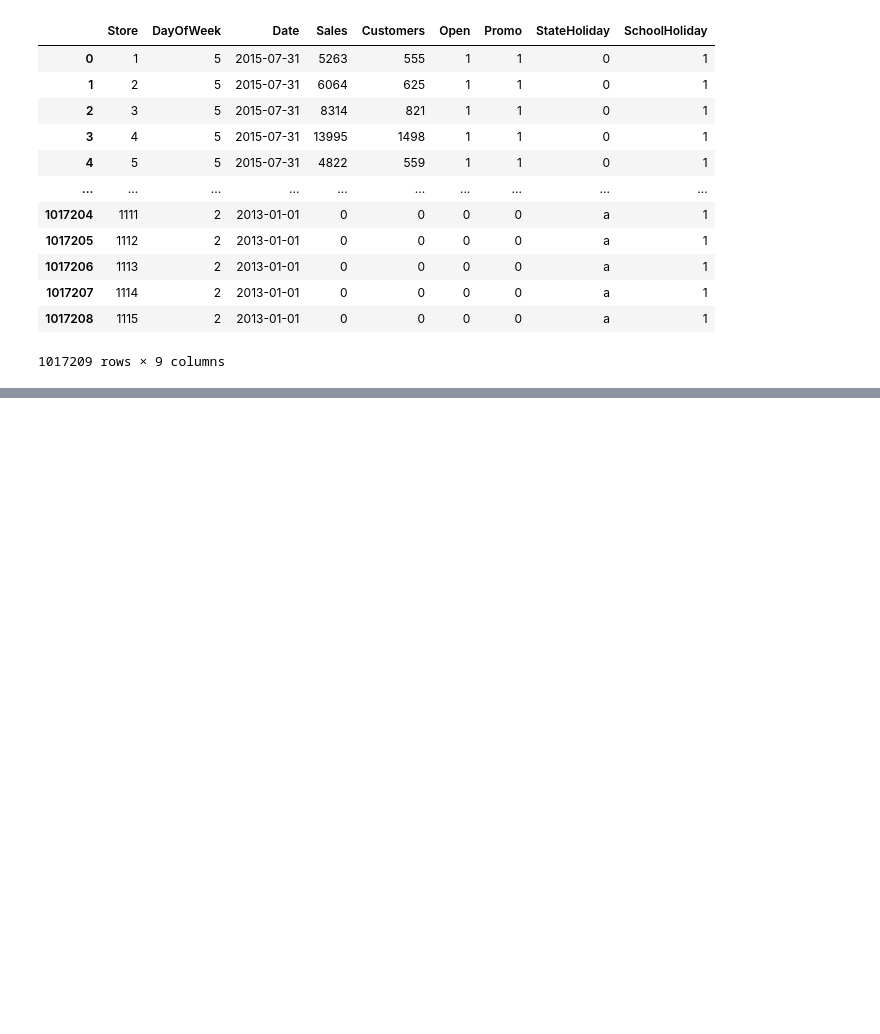
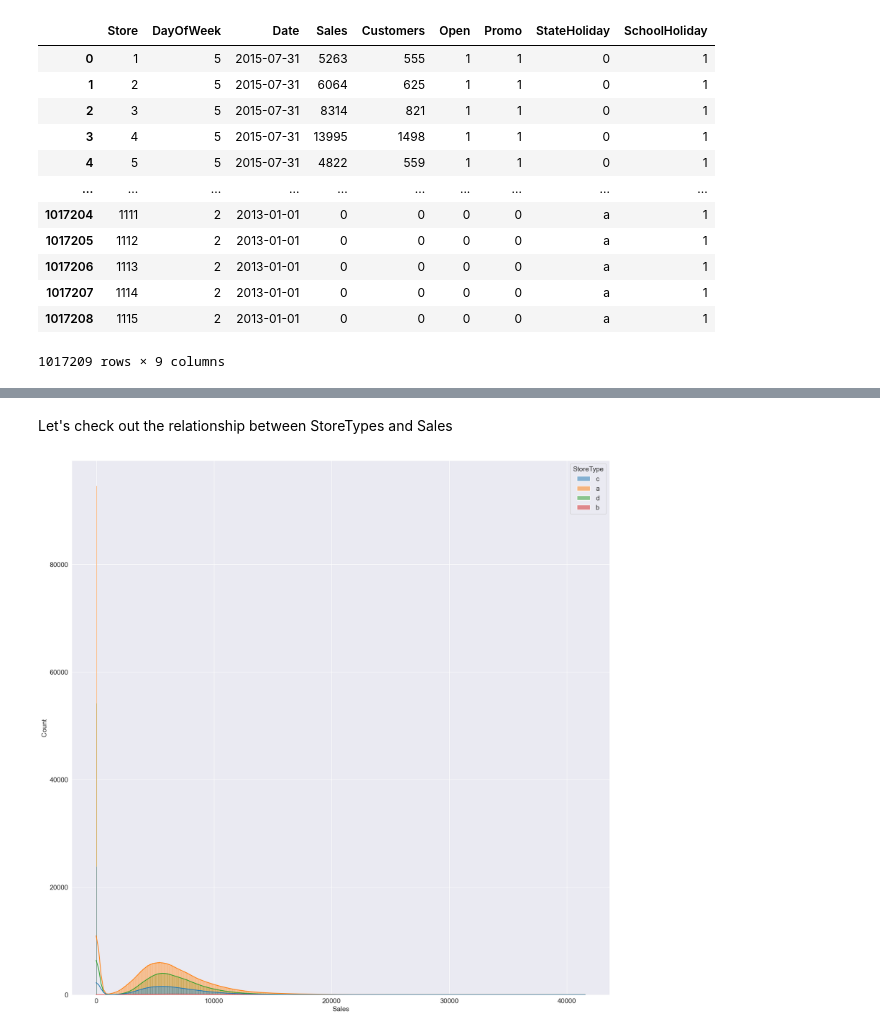
Before and after one commit to ayushzoc/rossmanstoresales, a Jupyter notebook: rossmanstoresalescomp.ipynb, the cells around one changed output, grey strips where cells are left out. Saved outputs shown, nothing was run; the diff lists cells and outputs as text; code cells hidden in the pictures; blank space fills up the shorter version.

```diff
--- a/rossmanstoresalescomp.ipynb
+++ b/rossmanstoresalescomp.ipynb
@@ -47,0 +164,8 @@ ross_df
+# %% [markdown]
+Let's check out the relationship between StoreTypes and Sales
+# %%
+plt.figure(figsize = (20, 20))
+sns.histplot(data = merged_df, x = 'Sales', kde = True, hue = 'StoreType')
+plt.show()
+# %% [output]
+[figure, added]
```
Also changed, not shown: parts of 35 cells of this notebook, 1 other file.
